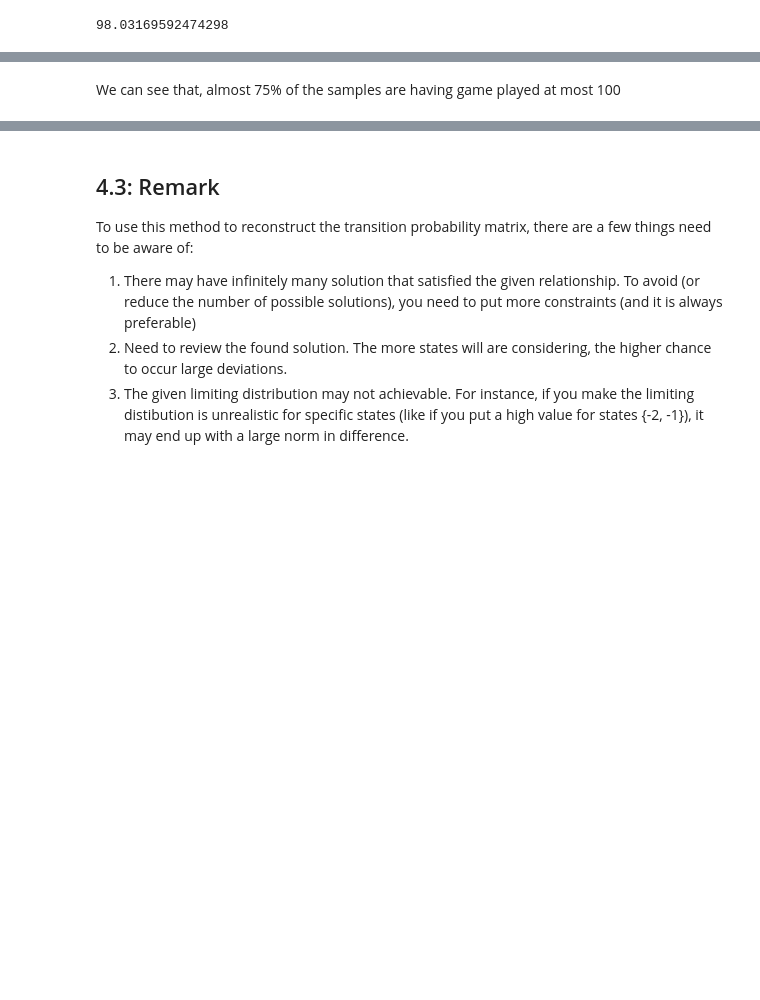
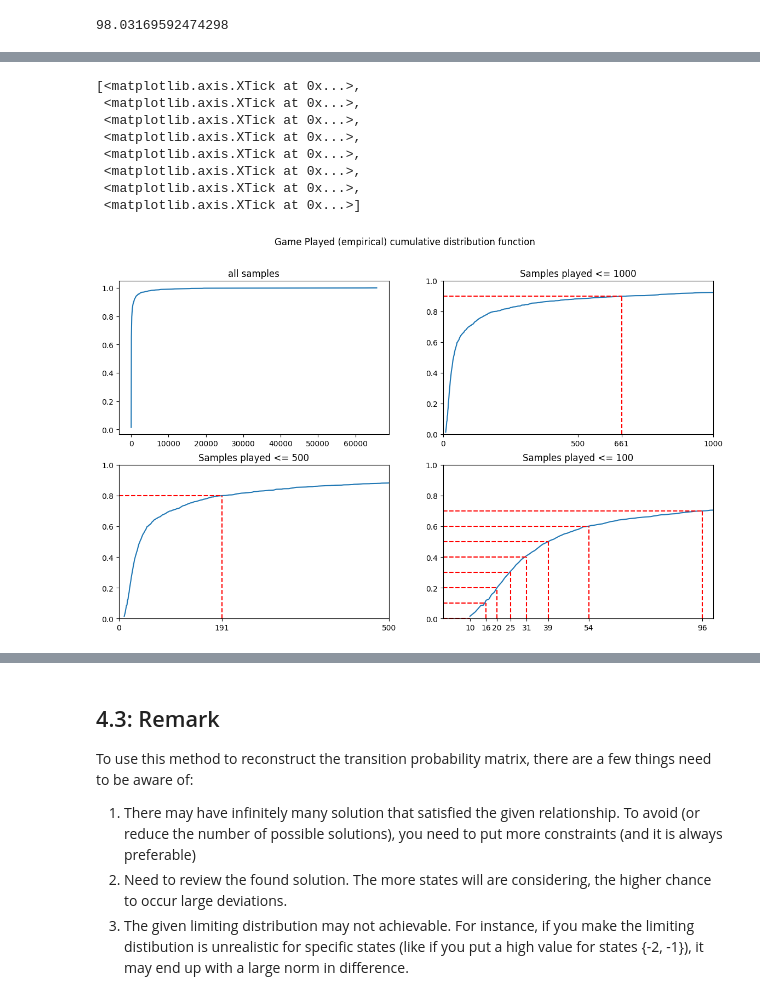
Before and after one commit to davidklhui/others, a Jupyter notebook: Slot_design_using_Markov_Chains.ipynb, the cells around one changed output, grey strips where cells are left out. Cells and saved outputs as stored; diff of their text form; code cells hidden in the pictures; blank space fills up the shorter version.

```diff
--- a/Slot_design_using_Markov_Chains.ipynb
+++ b/Slot_design_using_Markov_Chains.ipynb
@@ -1098,13 +1102,5 @@ bal_len = [len(balance_trace)-1 for balance_trace in balance_traces]
 x, CDF_counts = np.unique(bal_len, return_counts = True)
 y = np.cumsum(CDF_counts)/np.sum(CDF_counts)
 
-ind90 = np.where(y > 0.9)[0][0]
-x[ind90]
-
-ind80 = np.where(y > 0.8)[0][0]
-x[ind80]
-
-yy = np.arange(0, 1, 0.05)
+yy = np.arange(0, 1, 0.1)
 xx = [x[np.where(y>yyy)[0][0]] for yyy in yy]
-
-xx
@@ -1174,4 +1107,66 @@ ax4.axhline(y = 0.8, color="grey", linestyle = '-', label="50%")
-# %% [markdown]
-We can see that, almost 75% of the samples are having game played at most 100
+# %%
+
+fig, ((ax1, ax2), (ax3, ax4)) = plt.subplots(2, 2, figsize=(14,8))
+fig.suptitle("Game Played (empirical) cumulative distribution function ")
+
+ax1.plot(x,y)
+ax1.title.set_text("all samples")
+
+ax2.plot(x,y)
+ax2.title.set_text("Samples played <= 1000")
+ax2.set_xlim([0, 1000])
+ax2.set_ylim([0, 1])
+
+
+ax2_x_ticks = [0, 500, 1000]
+for t in zip(xx,yy):
+  if t[0]>500 and t[0] <= 1000:
+    ax2.plot([t[0], t[0]], [0,t[1]], color="red", linestyle="--")
+    ax2.plot([0, t[0]], [t[1],t[1]], color="red", linestyle="--")
+    ax2_x_ticks.append(t[0])
+
+ax2.set_xticks(ax2_x_ticks)
+
+
+ax3.plot(x,y)
+ax3.title.set_text("Samples played <= 500")
+
+ax3_x_ticks = [0, 500]
+for t in zip(xx,yy):
+  if t[0]>100 and t[0] <= 500:
+    ax3.plot([t[0], t[0]], [0,t[1]], color="red", linestyle="--")
+    ax3.plot([0, t[0]], [t[1],t[1]], color="red", linestyle="--")
+    ax3_x_ticks.append(t[0])
+
+ax3.set_xticks(ax3_x_ticks)
+
+ax3.set_xlim([0, 500])
+ax3.set_ylim([0, 1])
+
+
+ax4.plot(x,y)
+
+ax4.title.set_text("Samples played <= 100")
+ax4.set_xlim([0, 100])
+ax4.set_ylim([0, 1])
+
+ax4_x_ticks = []
+for t in zip(xx,yy):
+  if t[0]<=100:
+    ax4.plot([t[0], t[0]], [0,t[1]], color="red", linestyle="--")
+    ax4.plot([0, t[0]], [t[1],t[1]], color="red", linestyle="--")
+    ax4_x_ticks.append(t[0])
+
+ax4.set_xticks(ax4_x_ticks)
+# %% [output]
+[<matplotlib.axis.XTick at 0x...>,
+ <matplotlib.axis.XTick at 0x...>,
+ <matplotlib.axis.XTick at 0x...>,
+ <matplotlib.axis.XTick at 0x...>,
+ <matplotlib.axis.XTick at 0x...>,
+ <matplotlib.axis.XTick at 0x...>,
+ <matplotlib.axis.XTick at 0x...>,
+ <matplotlib.axis.XTick at 0x...>]
+[figure, added]
 # %%
 import pandas as pd
```
Also changed, not shown: parts of 15 cells of this notebook.
